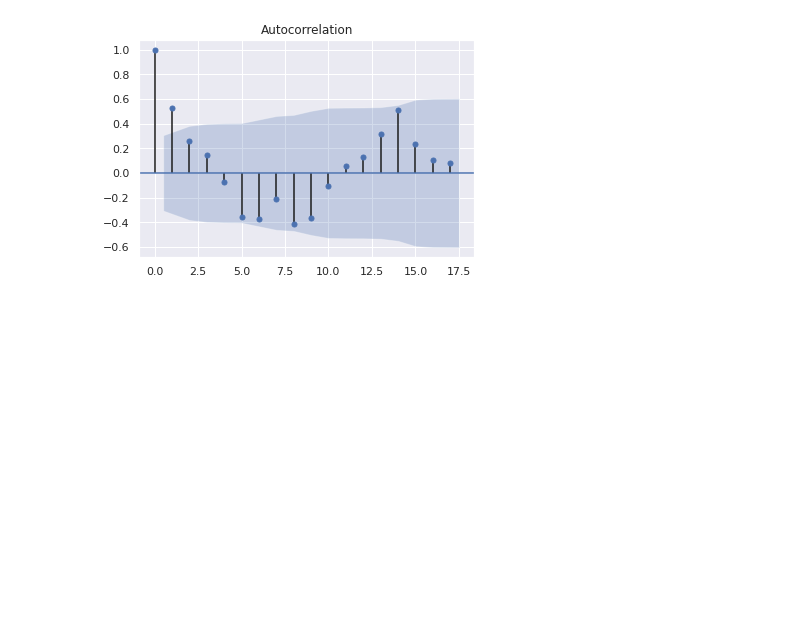
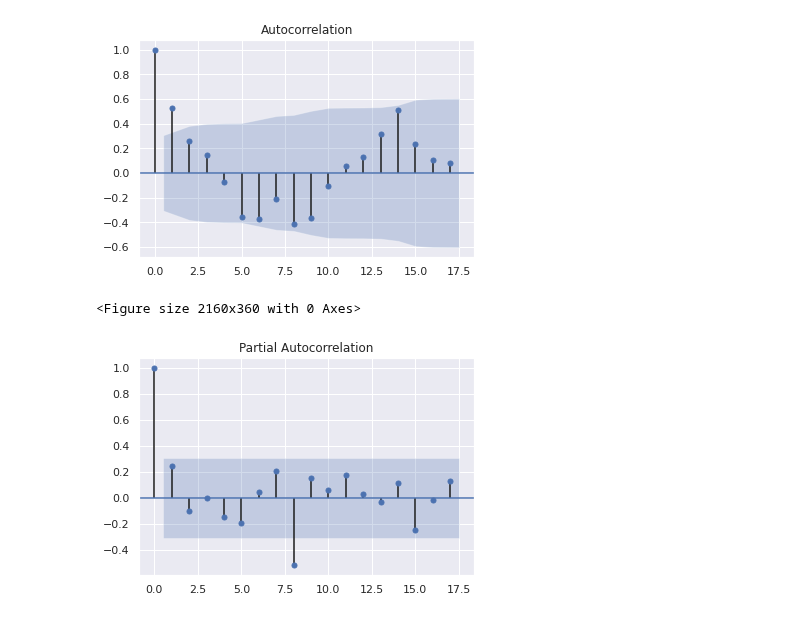
Before and after one commit to nebasam/Forecasting-Sales, a Jupyter notebook: notebooks/rossman_time_analysis.ipynb, the cells around one changed output. Cells and saved outputs as stored; diff of their text form; code cells hidden in the pictures; blank space fills up the shorter version.

Commit message:
Auto correlation

```diff
--- a/notebooks/rossman_time_analysis.ipynb
+++ b/notebooks/rossman_time_analysis.ipynb
@@ -206,3 +206,11 @@ corrPlots(acfSalesScaledNp)
 # %% [output]
 <Figure size 2160x360 with 0 Axes>
 [figure]
+# %%
+# partial correlation
+pacfSalesScaled = pacf(df_train_agg["Sales"].values, nlags=40)
+pacfSalesScaledNp = np.array(pacfSalesScaled)
+corrPlots(pacfSalesScaledNp, is_partial=True)
+# %% [output]
+<Figure size 2160x360 with 0 Axes>
+[figure, added]
```
Also changed, not shown: parts of 1 cell of this notebook.
